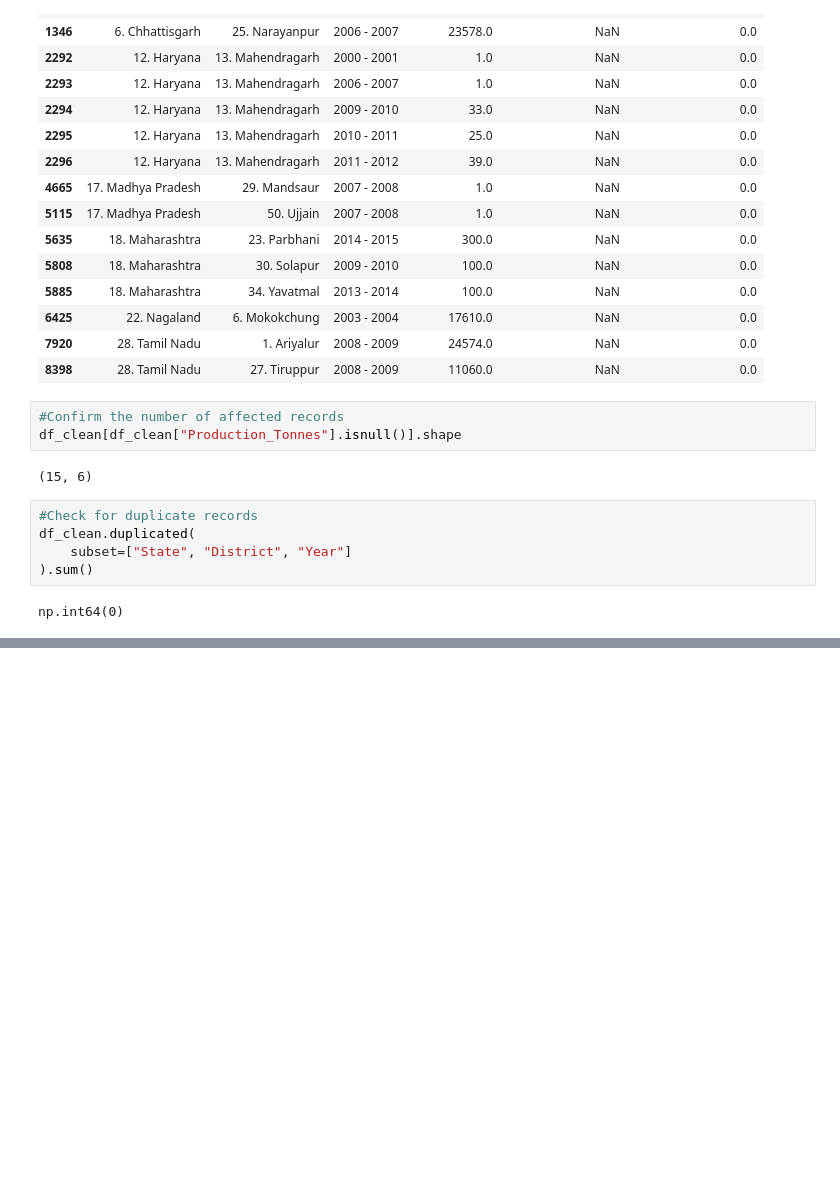
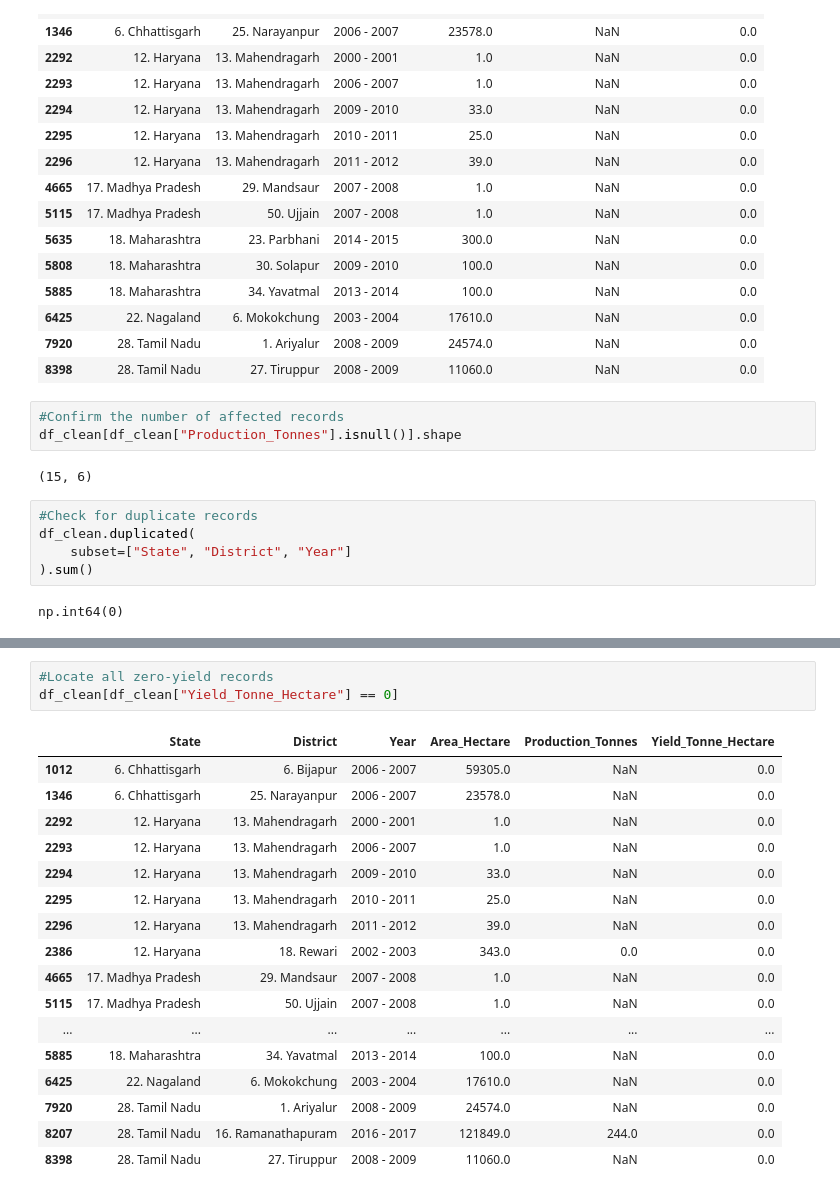
Before and after one commit to mkosh725/AgriRain-ML, a Jupyter notebook: notebooks/02_agriculture_data_inspection.ipynb, the cells around one changed output, grey strips where cells are left out. Saved outputs shown, nothing was run; the diff lists cells and outputs as text; blank space fills up the shorter version.

```diff
--- a/notebooks/02_agriculture_data_inspection.ipynb
+++ b/notebooks/02_agriculture_data_inspection.ipynb
@@ -154,0 +188,21 @@ np.int64(0)
+# %%
+#Locate all zero-yield records
+df_clean[df_clean["Yield_Tonne_Hectare"] == 0]
+# %% [output]
+|  | State | District | Year | Area_Hectare | Production_Tonnes | Yield_Tonne_Hectare |
+| 1012 | 6. Chhattisgarh | 6. Bijapur | 2006 - 2007 | 59305.0 | NaN | 0.0 |
+| 1346 | 6. Chhattisgarh | 25. Narayanpur | 2006 - 2007 | 23578.0 | NaN | 0.0 |
+| 2292 | 12. Haryana | 13. Mahendragarh | 2000 - 2001 | 1.0 | NaN | 0.0 |
+| 2293 | 12. Haryana | 13. Mahendragarh | 2006 - 2007 | 1.0 | NaN | 0.0 |
+| 2294 | 12. Haryana | 13. Mahendragarh | 2009 - 2010 | 33.0 | NaN | 0.0 |
+| 2295 | 12. Haryana | 13. Mahendragarh | 2010 - 2011 | 25.0 | NaN | 0.0 |
+| 2296 | 12. Haryana | 13. Mahendragarh | 2011 - 2012 | 39.0 | NaN | 0.0 |
+| 2386 | 12. Haryana | 18. Rewari | 2002 - 2003 | 343.0 | 0.0 | 0.0 |
+| 4665 | 17. Madhya Pradesh | 29. Mandsaur | 2007 - 2008 | 1.0 | NaN | 0.0 |
+| 5115 | 17. Madhya Pradesh | 50. Ujjain | 2007 - 2008 | 1.0 | NaN | 0.0 |
+| ... | ... | ... | ... | ... | ... | ... |
+| 5885 | 18. Maharashtra | 34. Yavatmal | 2013 - 2014 | 100.0 | NaN | 0.0 |
+| 6425 | 22. Nagaland | 6. Mokokchung | 2003 - 2004 | 17610.0 | NaN | 0.0 |
+| 7920 | 28. Tamil Nadu | 1. Ariyalur | 2008 - 2009 | 24574.0 | NaN | 0.0 |
+| 8207 | 28. Tamil Nadu | 16. Ramanathapuram | 2016 - 2017 | 121849.0 | 244.0 | 0.0 |
+| 8398 | 28. Tamil Nadu | 27. Tiruppur | 2008 - 2009 | 11060.0 | NaN | 0.0 |
```
Also changed, not shown: parts of 9 cells of this notebook.
